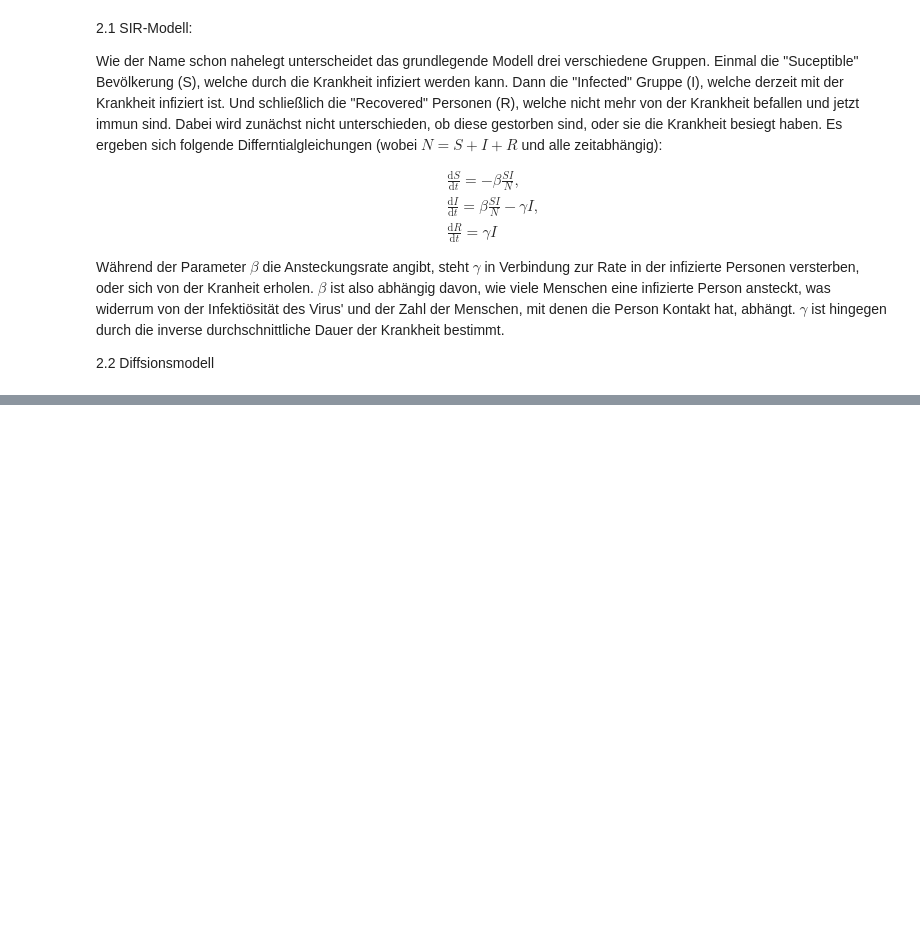
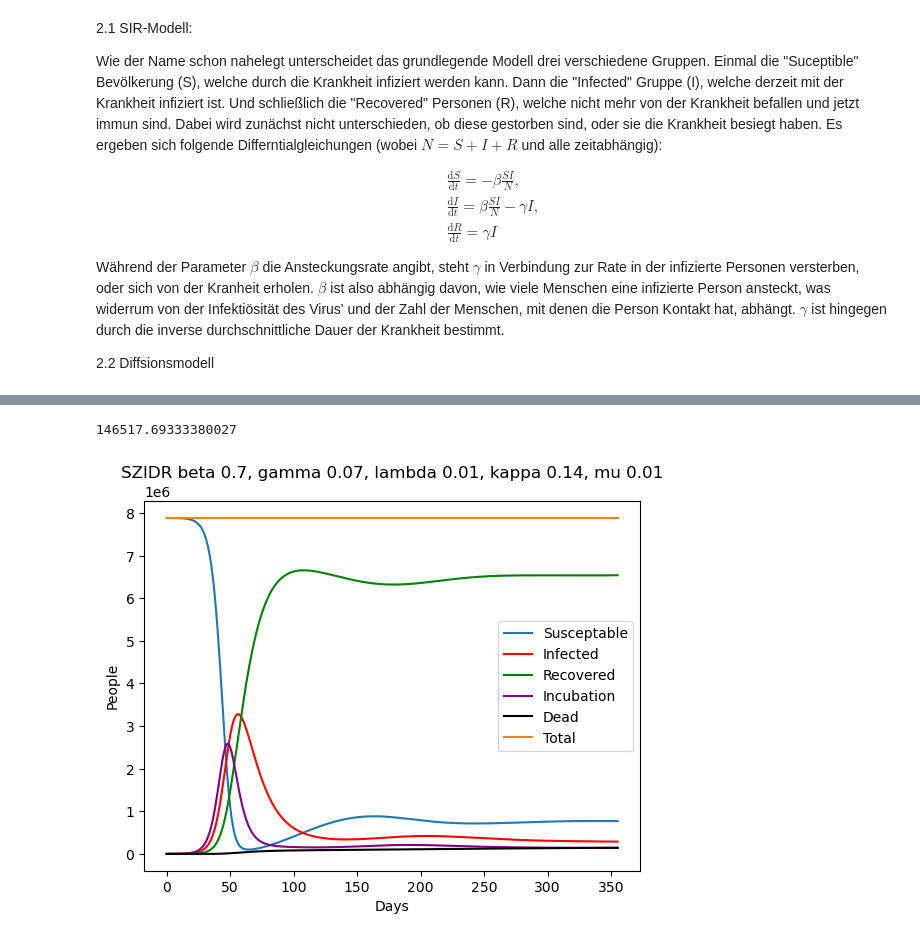
Before and after one commit to LoloSpirit/PlagueInc, a Jupyter notebook: Ausarbeitung_Projekt.ipynb, the cells around one changed output, grey strips where cells are left out. Drawn from its saved outputs; the diff is of its cells as text; code cells hidden in the pictures; blank space fills up the shorter version.

```diff
--- a/Ausarbeitung_Projekt.ipynb
+++ b/Ausarbeitung_Projekt.ipynb
@@ -44,0 +416,5 @@ Während der Parameter $\beta$ die Ansteckungsrate angibt, steht $\gamma$ in Ver
+# %%
+# create a new dict with iata to cities
+cities = {}
+for airport in (airports[['population', 'IATA']]).values:
+    cities[airport[1]] = (ExpCity(airport[0], airport[1]))
@@ -44,0 +455,34 @@ Während der Parameter $\beta$ die Ansteckungsrate angibt, steht $\gamma$ in Ver
+# %%
+# infect people - intial condition
+test_city = cities['MUC']
+test_city.reset_city()
+test_city.infect(1000)
+
+beta = 0.7
+gamma = 0.07
+lambda_0 = 1/90
+kappa = 1/7
+mu = .01
+
+t,s,z,i,d,r = ([] for i in range(6))
+total_i= 0
+total = []
+for n in range(356 * 1):
+    t.append(n)
+    s.append(test_city.S)
+    z.append(test_city.Z)
+    i.append(test_city.I)
+    d.append(test_city.D)
+    r.append(test_city.R)
+    total.append(test_city.S + test_city.Z + test_city.I + test_city.D + test_city.R)
+
+    total_i += kappa * test_city.Z
+
+    test_city = step_SZIDR(test_city, beta, gamma, lambda_0 * (0.5 ** (total_i / test_city.population)), kappa, mu, 1)
+
+
+print(d[-1])
+plot_SIR(f"SZIDR beta {beta}, gamma {round(gamma, 2)}, lambda {round(lambda_0,2)}, kappa {round(kappa,2)}, mu {mu}", t, s, i, r, z, d, total)
+# %% [output]
+146517.69333380027
+[figure, added]
```
Also changed, not shown: parts of 21 cells of this notebook, 2 other files.
